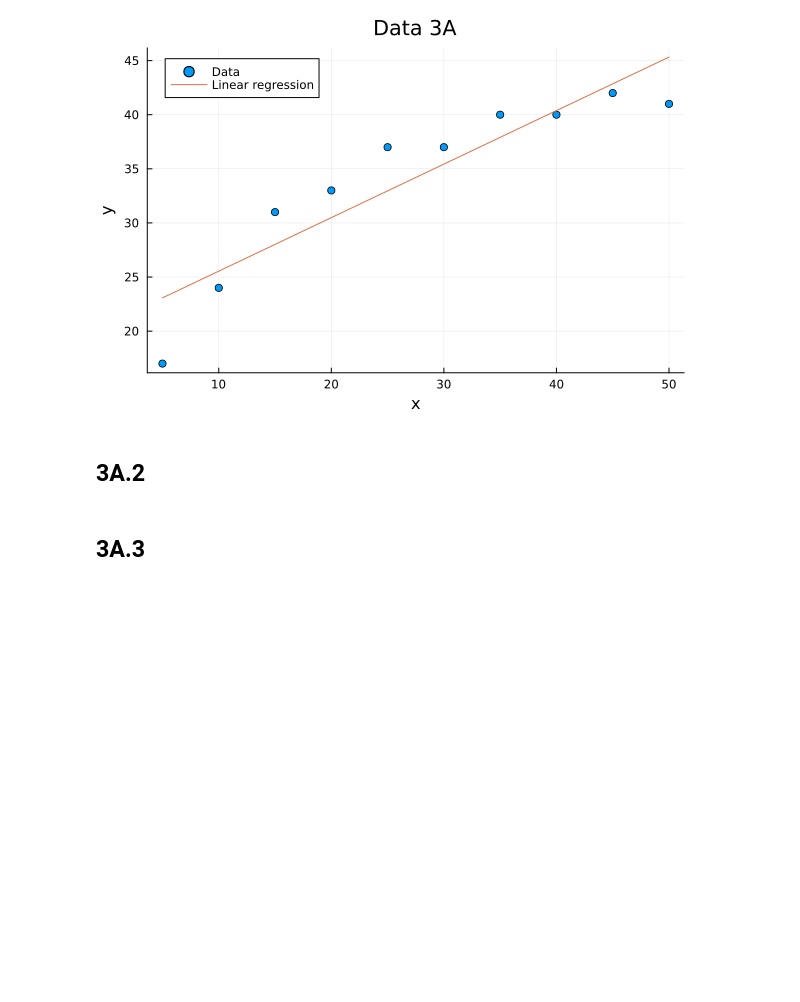
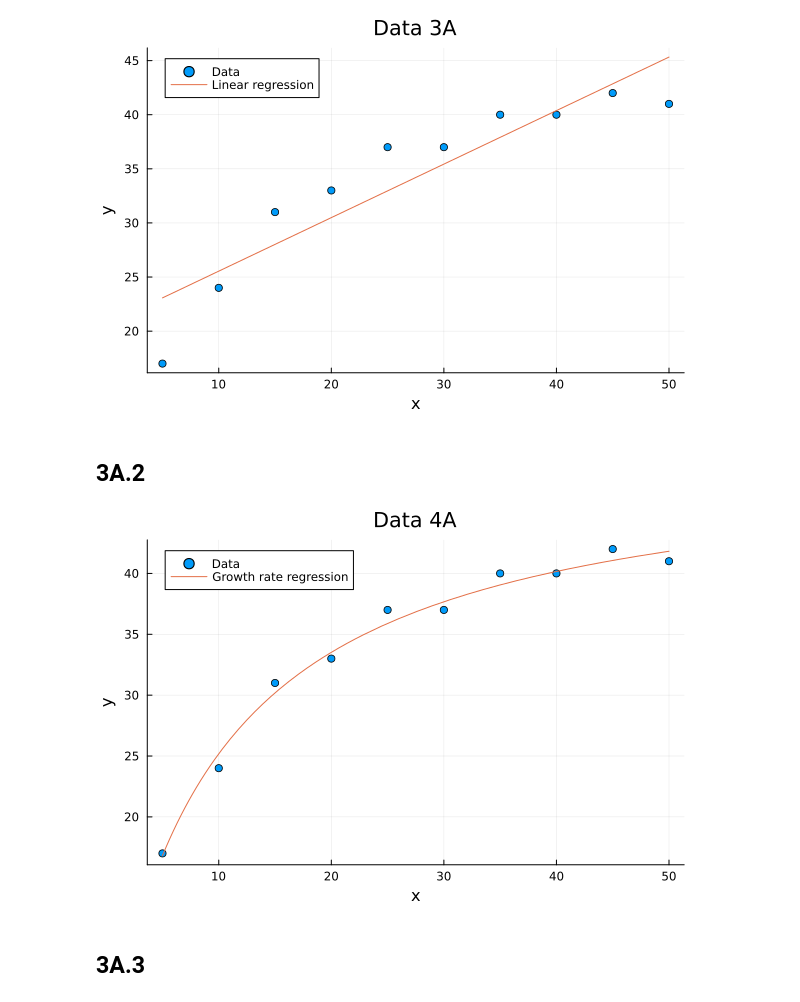
Before and after one commit to DaveAlsina/8tavoSemestre, a Jupyter notebook: numerico/taller3/taller3solucion.ipynb, the cells around one changed output. Cells and saved outputs as stored; diff of their text form; code cells hidden in the pictures; blank space fills up the shorter version.

```diff
--- a/numerico/taller3/taller3solucion.ipynb
+++ b/numerico/taller3/taller3solucion.ipynb
@@ -229,6 +229,14 @@ plot!(lin_fn, start, end_, label = "Linear regression")
 [figure]
 # %% [markdown]
 ## 3A.2
+# %%
+a0, a1 = growth_rate_regression(points)
+growth_rate_fn = build_growth_rate_fn(a0, a1)
+
+scatter(x, y, label = "Data", xlabel = "x", ylabel = "y", title = "Data 4A")
+plot!(growth_rate_fn, start, end_, label = "Growth rate regression")
+# %% [output]
+[figure, added]
 # %% [markdown]
 ## 3A.3
 # %%
```
Also changed, not shown: parts of 3 cells of this notebook, 2 other files.
